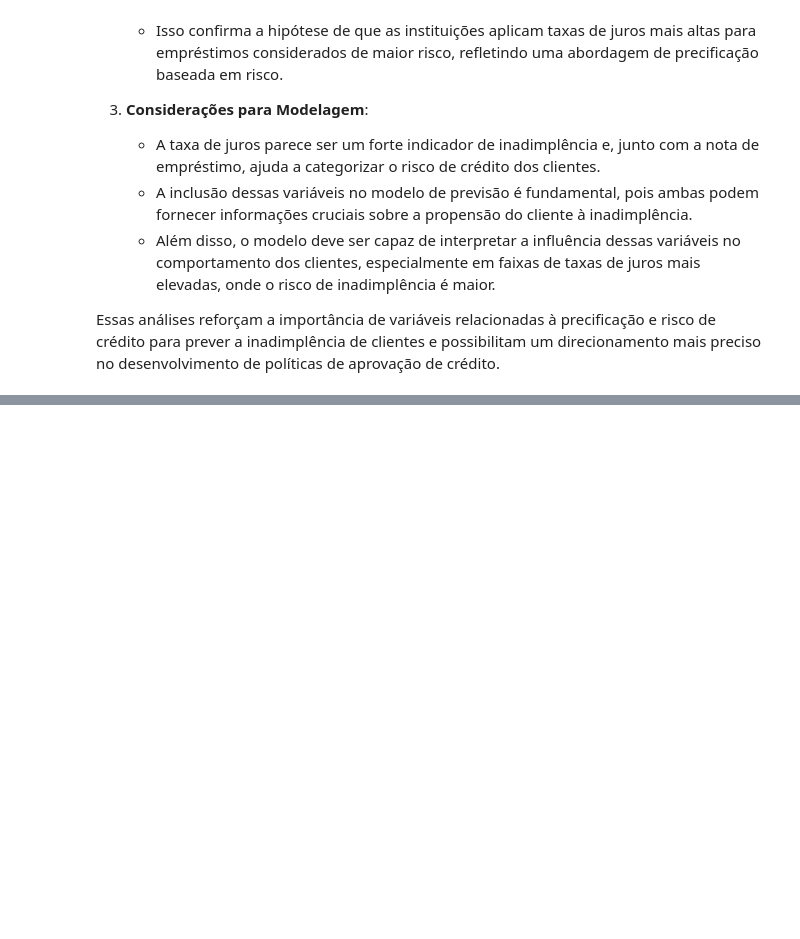
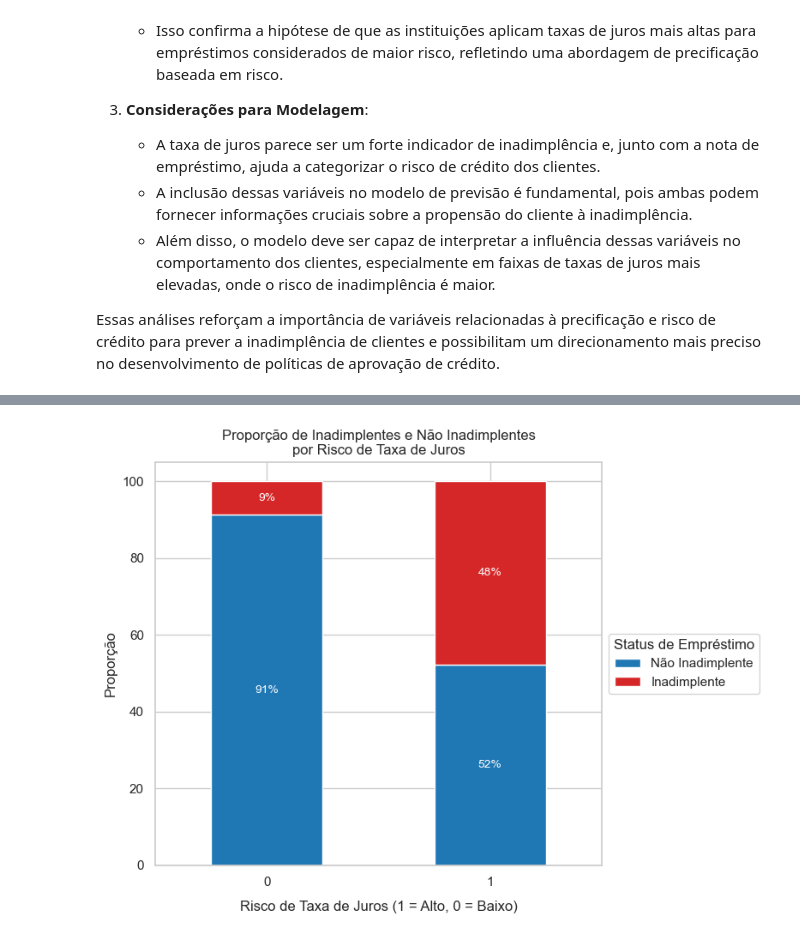
Before and after one commit to tnleite/loan-approval-prediction, a Jupyter notebook: 02-Analise/loan-approval-prediction.ipynb, the cells around one changed output, grey strips where cells are left out. Drawn from its saved outputs; the diff is of its cells as text; code cells hidden in the pictures; blank space fills up the shorter version.

```diff
--- a/02-Analise/loan-approval-prediction.ipynb
+++ b/02-Analise/loan-approval-prediction.ipynb
@@ -1452,0 +1526,29 @@ Name: alto_risco_comprometimento_renda, dtype: float64
+# %%
+# Criar a nova feature binária com base na taxa de juros
+df['risco_taxa_juros'] = df['taxa_juros_emprestimo'].apply(lambda x: 1 if x >= 14 else 0)
+# %%
+# Calculando as proporções de inadimplentes e não inadimplentes para a nova feature
+proporcoes_taxa_juros = df.groupby(['risco_taxa_juros', 'status_emprestimo']).size().unstack()
+proporcoes_taxa_juros = proporcoes_taxa_juros.div(proporcoes_taxa_juros.sum(axis=1), axis=0) * 100
+
+# Configurando o gráfico
+fig, ax = plt.subplots(figsize=(8, 6))
+proporcoes_taxa_juros.plot(kind='bar', stacked=True, color=['#1f77b4', '#d62728'], ax=ax)
+plt.title('Proporção de Inadimplentes e Não Inadimplentes\npor Risco de Taxa de Juros')
+plt.xlabel('Risco de Taxa de Juros (1 = Alto, 0 = Baixo)', labelpad=10)
+plt.ylabel('Proporção')
+
+# Ajustando a posição da legenda ao lado do gráfico
+leg = plt.legend(title='Status de Empréstimo', labels=['Não Inadimplente', 'Inadimplente'], loc='center left', bbox_to_anchor=(1, 0.5))
+
+# Adicionando as porcentagens nas barras
+for p in ax.patches:
+    width, height = p.get_width(), p.get_height()
+    x, y = p.get_xy()
+    ax.text(x + width / 2, y + height / 2, f'{height:.0f}%', ha='center', va='center', color='white', fontsize=10)
+
+plt.xticks(rotation=0)  # Manter as etiquetas do eixo x na horizontal
+plt.tight_layout()  # Ajustar layout para que a legenda ao lado não sobreponha o gráfico
+plt.show()
+# %% [output]
+[figure, added]
```
Also changed, not shown: parts of 21 cells of this notebook.
